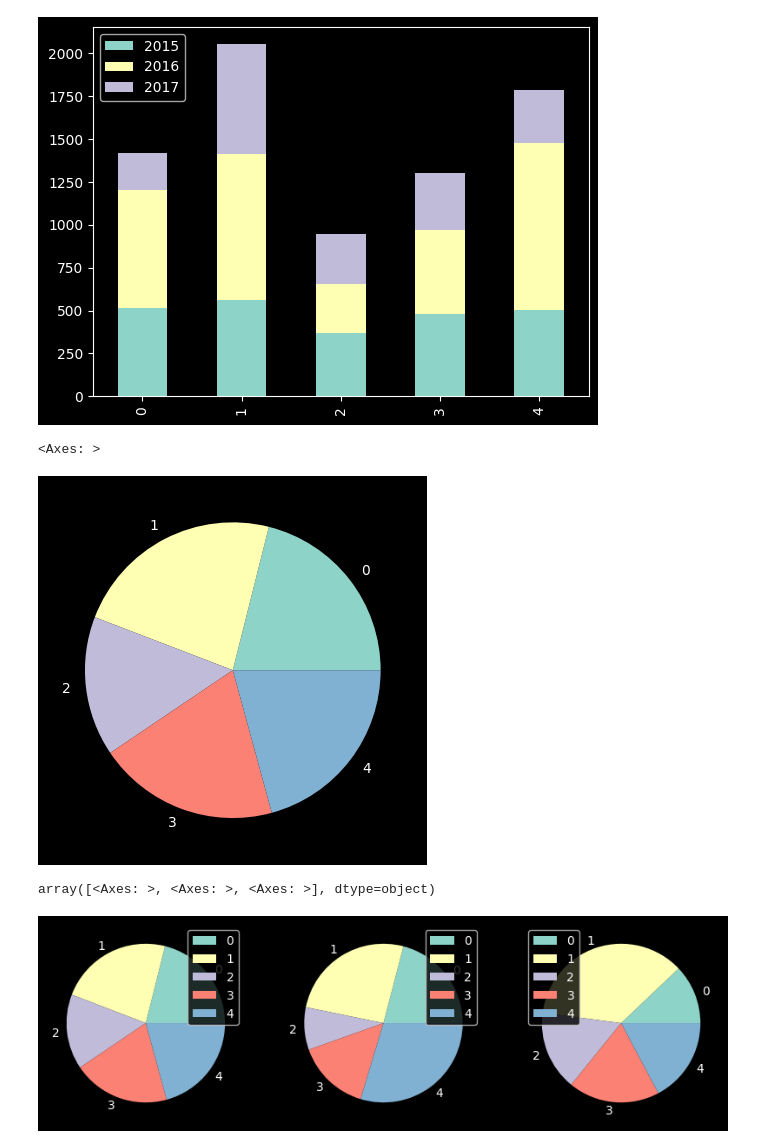
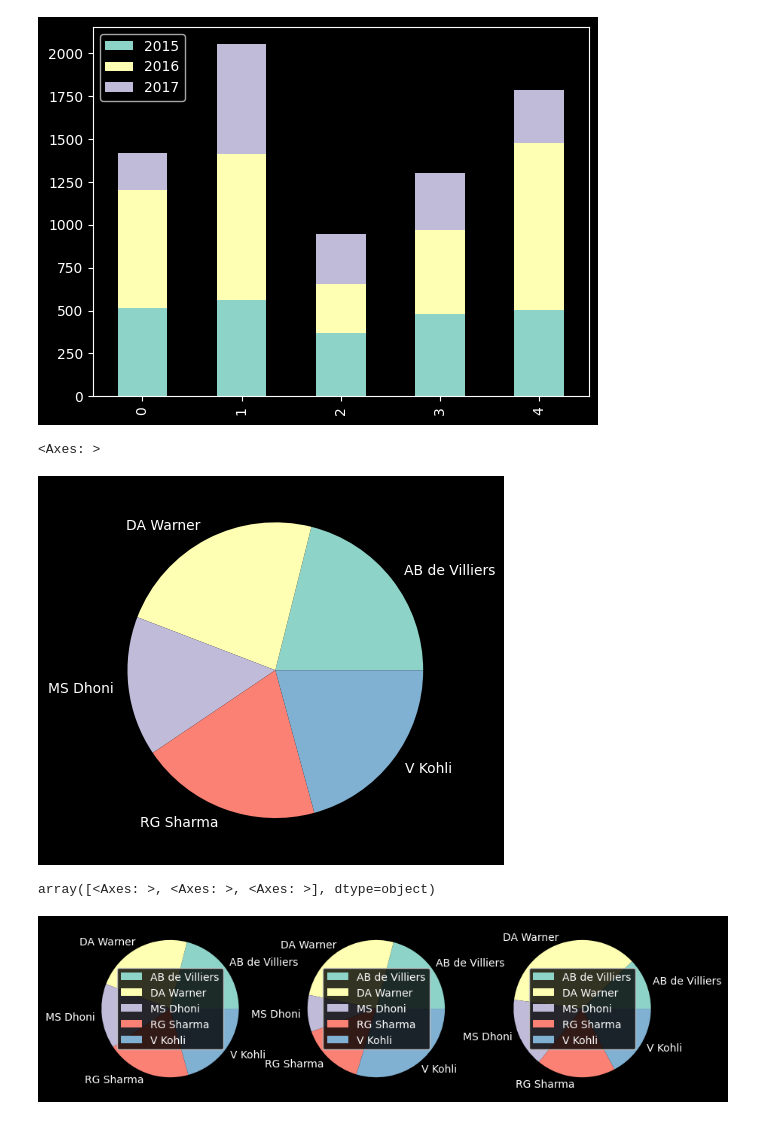
Before and after one commit to ayansuvra/Data-Analysis, a Jupyter notebook: AdvanceMatplotlib.ipynb, the cells around one changed output. Drawn from its saved outputs; the diff is of its cells as text; code cells hidden in the pictures.

Commit message:
DataFrame Plot

```diff
--- a/AdvanceMatplotlib.ipynb
+++ b/AdvanceMatplotlib.ipynb
@@ -356,12 +356,12 @@ batsman_season_record.plot(kind='bar', stacked=True)
 <Axes: >
 [figure]
 # %%
-batsman_season_record['2015'].plot(kind='pie', labels=batsman_season_record.index)
+batsman_season_record['2015'].plot(kind='pie', labels=batsman_season_record['batsman'])
 # %% [output]
 <Axes: >
-[figure, old version]
+[figure, new version]
 # %%
-batsman_season_record[['2015', '2016', '2017']].plot(kind='pie', subplots=True, figsize=(10, 7))
+batsman_season_record[['2015', '2016', '2017']].plot(kind='pie', subplots=True, figsize=(10, 7), labels=batsman_season_record['batsman'])
 # %% [output]
 array([<Axes: >, <Axes: >, <Axes: >], dtype=object)
-[figure, old version]
+[figure, new version]
```
